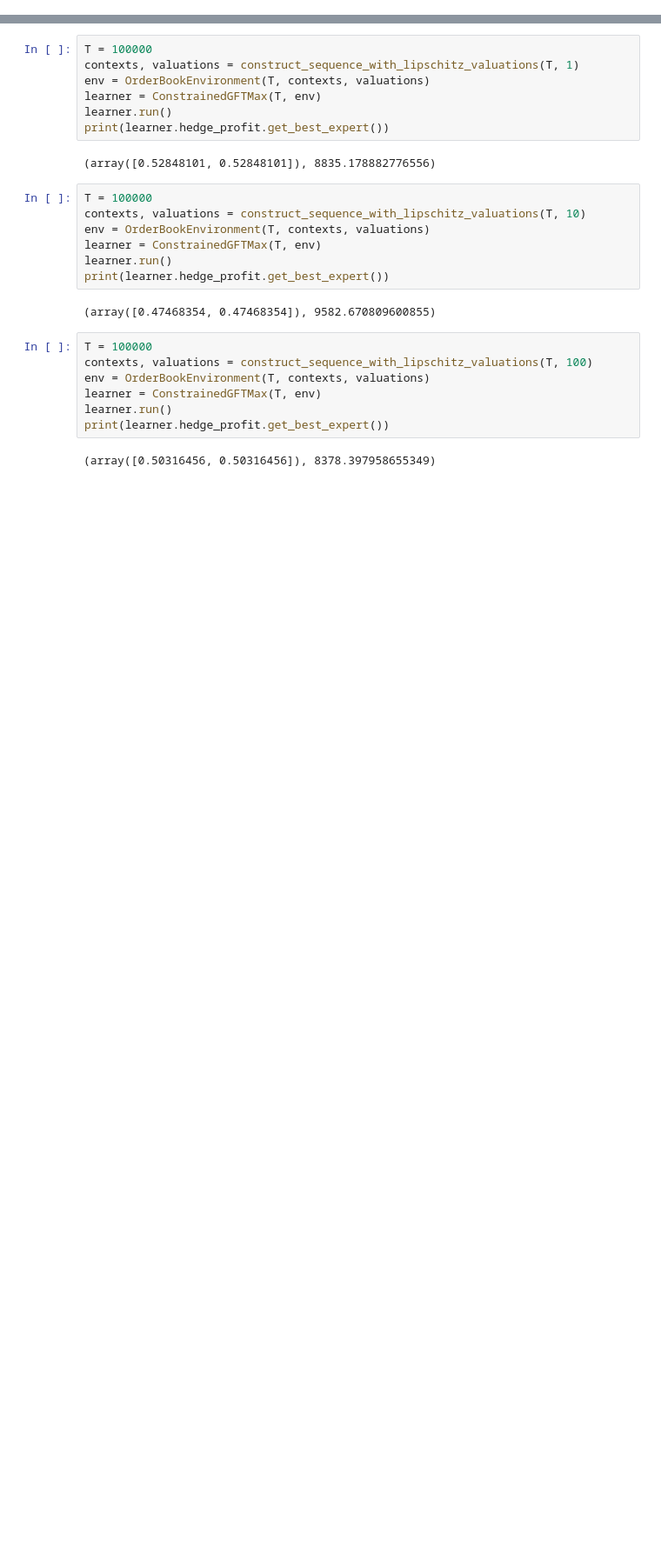
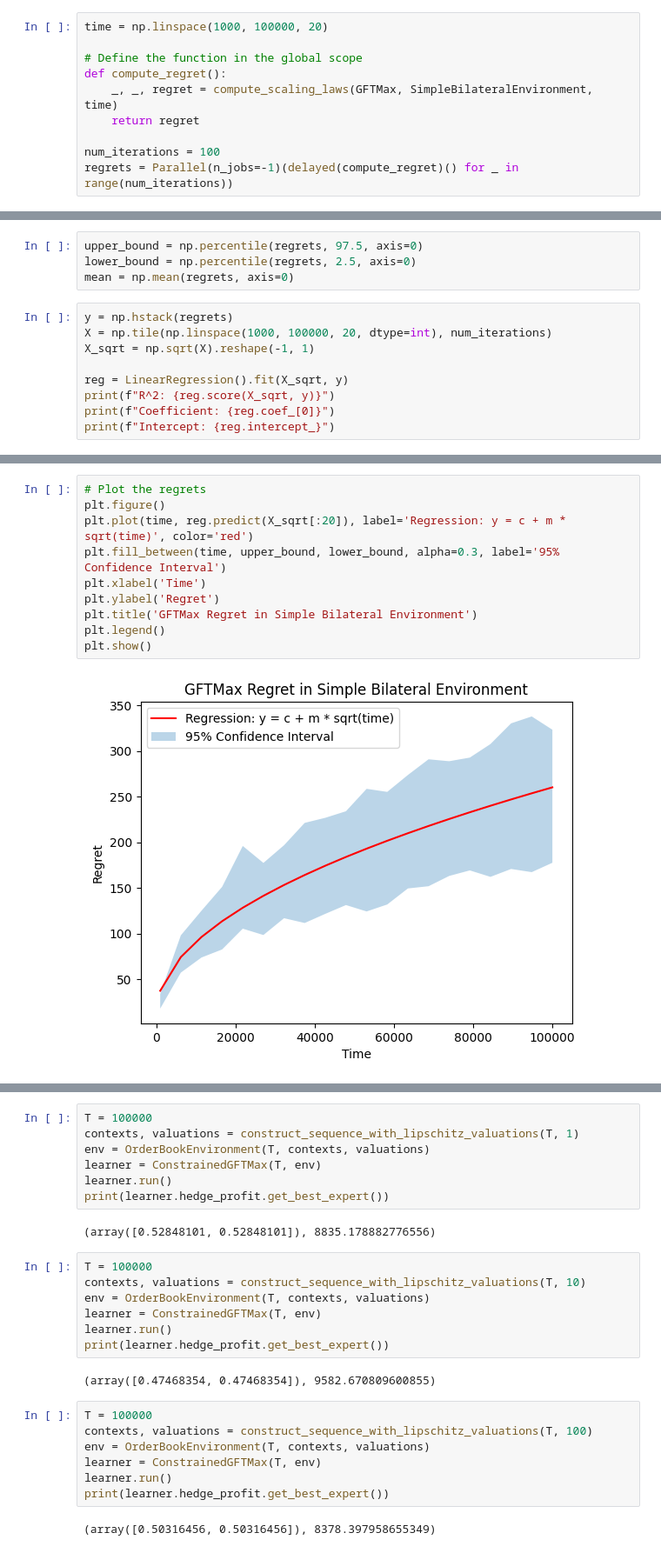
Before and after one commit to emanuelecoccia/online-bilateral-trade, a Jupyter notebook: notebooks/implementation.ipynb, the cells around one changed output, grey strips where cells are left out. Shown: that part at 87% size. Cells and saved outputs as stored; diff of their text form; blank space fills up the shorter version.

```diff
--- a/notebooks/implementation.ipynb
+++ b/notebooks/implementation.ipynb
@@ -26,0 +42,10 @@ Best expert on multiplicative grid: [0.25 0.25]. GFT: 75000.0
+# %%
+time = np.linspace(1000, 100000, 20)
+
+# Define the function in the global scope
+def compute_regret():
+    _, _, regret = compute_scaling_laws(GFTMax, SimpleBilateralEnvironment, time)
+    return regret
+
+num_iterations = 100
+regrets = Parallel(n_jobs=-1)(delayed(compute_regret)() for _ in range(num_iterations))
@@ -26,0 +57,13 @@ Best expert on multiplicative grid: [0.25 0.25]. GFT: 75000.0
+# %%
+upper_bound = np.percentile(regrets, 97.5, axis=0)
+lower_bound = np.percentile(regrets, 2.5, axis=0)
+mean = np.mean(regrets, axis=0)
+# %%
+y = np.hstack(regrets)
+X = np.tile(np.linspace(1000, 100000, 20, dtype=int), num_iterations)
+X_sqrt = np.sqrt(X).reshape(-1, 1)
+
+reg = LinearRegression().fit(X_sqrt, y)
+print(f"R^2: {reg.score(X_sqrt, y)}")
+print(f"Coefficient: {reg.coef_[0]}")
+print(f"Intercept: {reg.intercept_}")
@@ -26,0 +74,12 @@ Best expert on multiplicative grid: [0.25 0.25]. GFT: 75000.0
+# %%
+# Plot the regrets
+plt.figure()
+plt.plot(time, reg.predict(X_sqrt[:20]), label='Regression: y = c + m * sqrt(time)', color='red')
+plt.fill_between(time, upper_bound, lower_bound, alpha=0.3, label='95% Confidence Interval')
+plt.xlabel('Time')
+plt.ylabel('Regret')
+plt.title('GFTMax Regret in Simple Bilateral Environment')
+plt.legend()
+plt.show()
+# %% [output]
+[figure, added]
```
Also changed, not shown: parts of 38 cells of this notebook.
